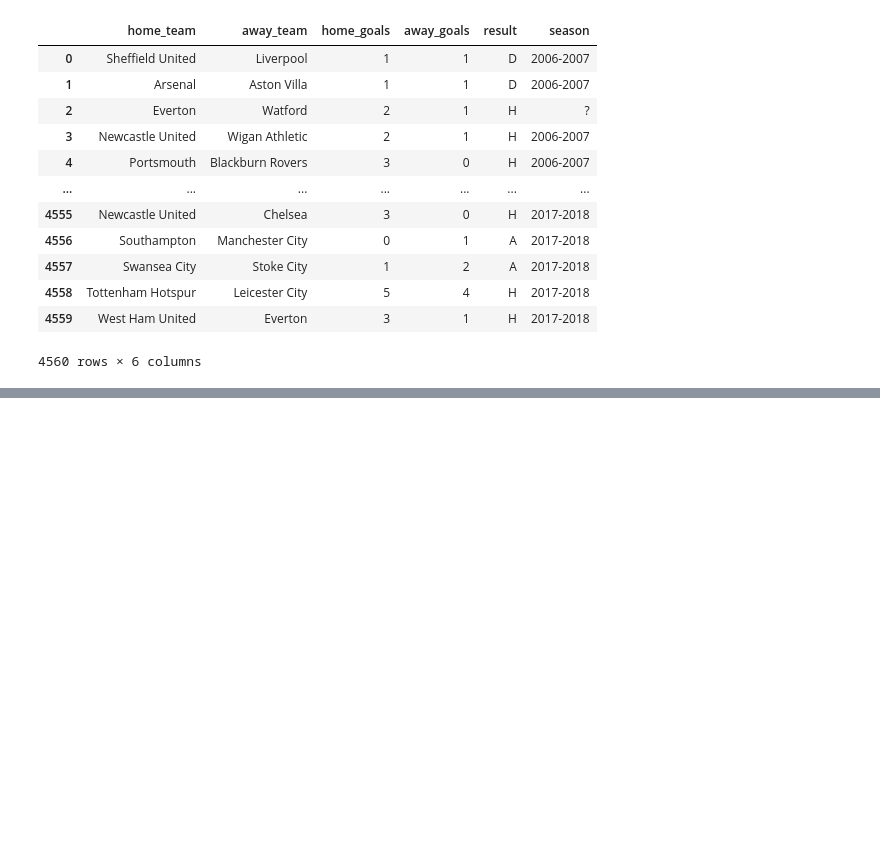
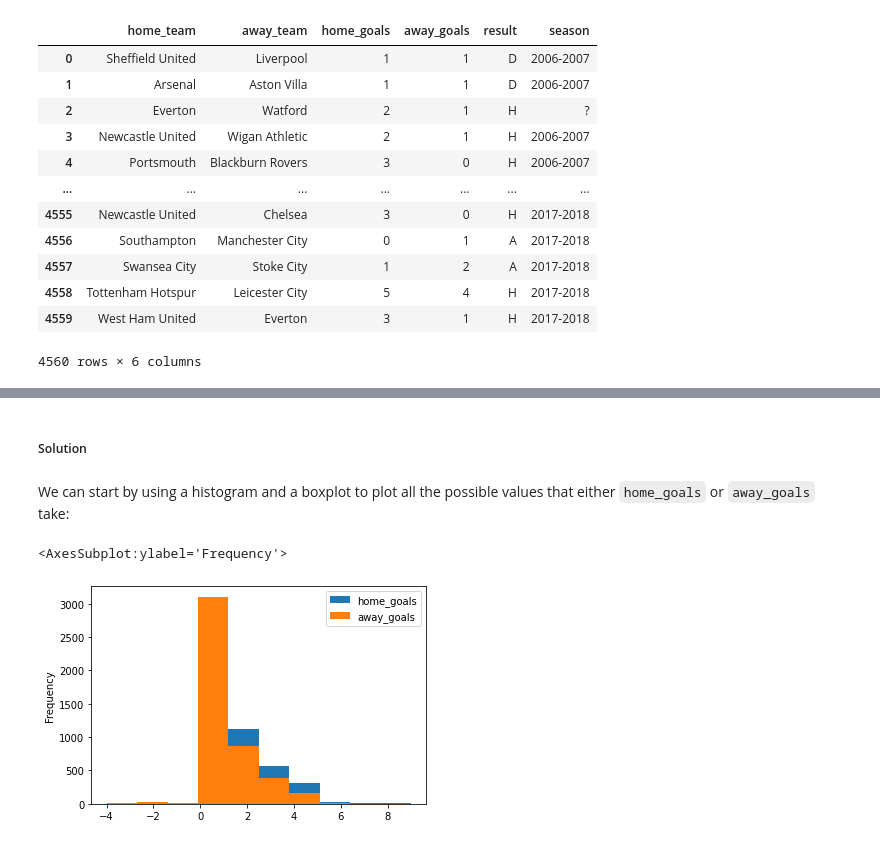
Before and after one commit to datawars-io/lab-premier-league-matches-analysis, a Jupyter notebook: Project.ipynb, the cells around one changed output, grey strips where cells are left out. Saved outputs shown, nothing was run; the diff lists cells and outputs as text; code cells hidden in the pictures; blank space fills up the shorter version.

```diff
--- a/Project.ipynb
+++ b/Project.ipynb
@@ -135,0 +127,9 @@ Name: home_goals, dtype: int64
+# %% [markdown]
+##### Solution
+# %% [markdown]
+We can start by using a histogram and a boxplot to plot all the possible values that either `home_goals` or `away_goals` take:
+# %%
+df[['home_goals', 'away_goals']].plot(kind='hist')
+# %% [output]
+<AxesSubplot:ylabel='Frequency'>
+[figure, added]
```
Also changed, not shown: parts of 88 cells of this notebook.
